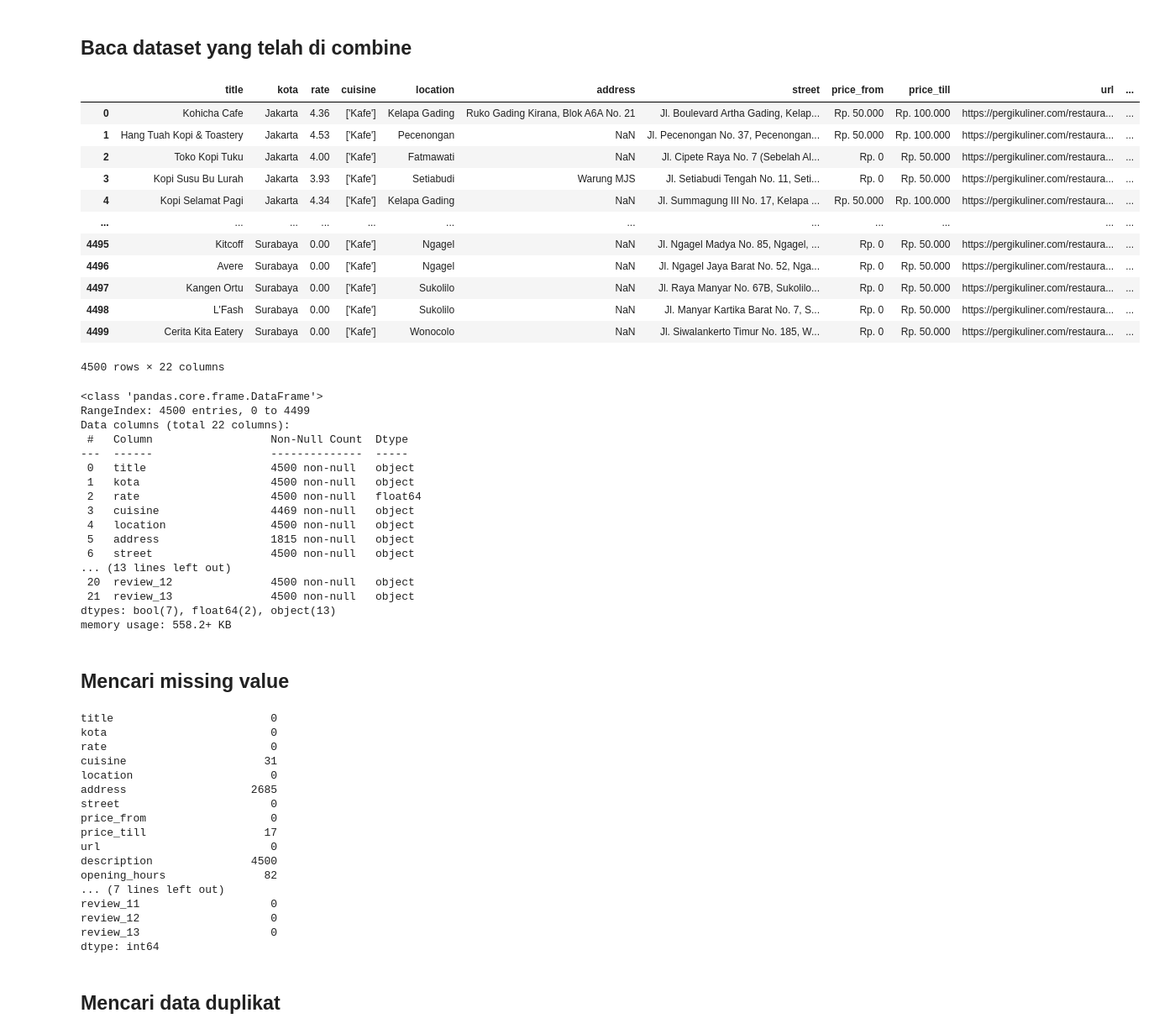
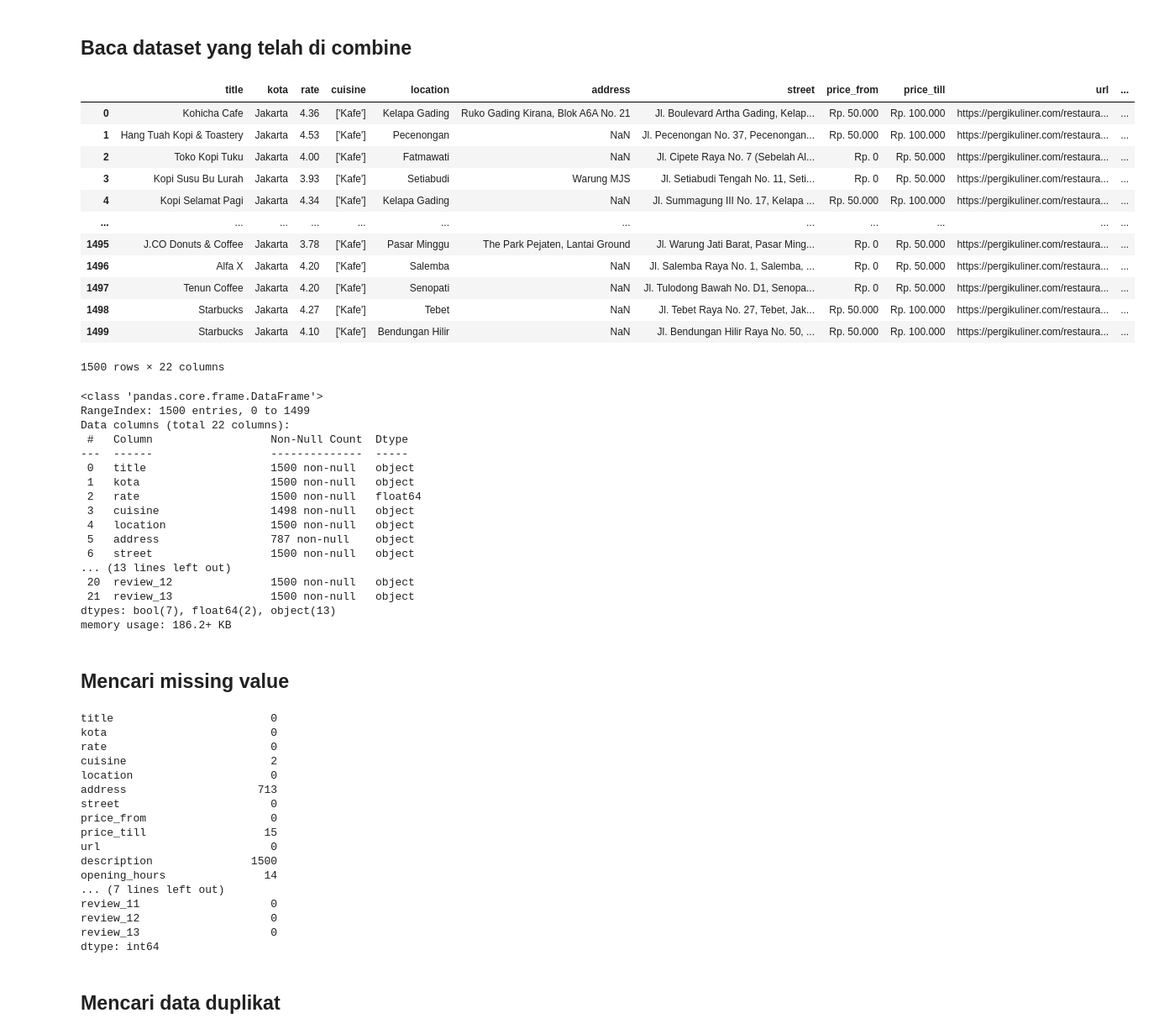
Before and after one commit to Kuratchikuma/FTDS-035-RMT-group-1, a Jupyter notebook: DS/Data Cleaning/unified_dataset_cleaning.ipynb, the cells around one changed output. Shown at 84% size. Drawn from its saved outputs; the diff is of its cells as text; code cells hidden in the pictures.

```diff
--- a/DS/Data Cleaning/unified_dataset_cleaning.ipynb
+++ b/DS/Data Cleaning/unified_dataset_cleaning.ipynb
@@ -45,42 +44,42 @@ df_combined.to_csv('tempat_ngopi_combined.csv', index=False)
 # %% [markdown]
 ## Baca dataset yang telah di combine
 # %%
-df = pd.read_csv('tempat_ngopi_combined.csv')
+df = pd.read_csv('tempat_ngopi_jkt.csv')
 df
 # %% [output]
 |  | title | kota | rate | cuisine | location | address | street | price_from | price_till | url | ... |
 | 0 | Kohicha Cafe | Jakarta | 4.36 | ['Kafe'] | Kelapa Gading | Ruko Gading Kirana, Blok A6A No. 21 | Jl. Boulevard Artha Gading, Kelap... | Rp. 50.000 | Rp. 100.000 | https://pergikuliner.com/restaura... | ... |
 | 1 | Hang Tuah Kopi & Toastery | Jakarta | 4.53 | ['Kafe'] | Pecenongan | NaN | Jl. Pecenongan No. 37, Pecenongan... | Rp. 50.000 | Rp. 100.000 | https://pergikuliner.com/restaura... | ... |
 | 2 | Toko Kopi Tuku | Jakarta | 4.00 | ['Kafe'] | Fatmawati | NaN | Jl. Cipete Raya No. 7 (Sebelah Al... | Rp. 0 | Rp. 50.000 | https://pergikuliner.com/restaura... | ... |
 | 3 | Kopi Susu Bu Lurah | Jakarta | 3.93 | ['Kafe'] | Setiabudi | Warung MJS | Jl. Setiabudi Tengah No. 11, Seti... | Rp. 0 | Rp. 50.000 | https://pergikuliner.com/restaura... | ... |
 | 4 | Kopi Selamat Pagi | Jakarta | 4.34 | ['Kafe'] | Kelapa Gading | NaN | Jl. Summagung III No. 17, Kelapa ... | Rp. 50.000 | Rp. 100.000 | https://pergikuliner.com/restaura... | ... |
 | ... | ... | ... | ... | ... | ... | ... | ... | ... | ... | ... | ... |
-| 4495 | Kitcoff | Surabaya | 0.00 | ['Kafe'] | Ngagel | NaN | Jl. Ngagel Madya No. 85, Ngagel, ... | Rp. 0 | Rp. 50.000 | https://pergikuliner.com/restaura... | ... |
-| 4496 | Avere | Surabaya | 0.00 | ['Kafe'] | Ngagel | NaN | Jl. Ngagel Jaya Barat No. 52, Nga... | Rp. 0 | Rp. 50.000 | https://pergikuliner.com/restaura... | ... |
-| 4497 | Kangen Ortu | Surabaya | 0.00 | ['Kafe'] | Sukolilo | NaN | Jl. Raya Manyar No. 67B, Sukolilo... | Rp. 0 | Rp. 50.000 | https://pergikuliner.com/restaura... | ... |
-| 4498 | L'Fash | Surabaya | 0.00 | ['Kafe'] | Sukolilo | NaN | Jl. Manyar Kartika Barat No. 7, S... | Rp. 0 | Rp. 50.000 | https://pergikuliner.com/restaura... | ... |
-| 4499 | Cerita Kita Eatery | Surabaya | 0.00 | ['Kafe'] | Wonocolo | NaN | Jl. Siwalankerto Timur No. 185, W... | Rp. 0 | Rp. 50.000 | https://pergikuliner.com/restaura... | ... |
+| 1495 | J.CO Donuts & Coffee | Jakarta | 3.78 | ['Kafe'] | Pasar Minggu | The Park Pejaten, Lantai Ground | Jl. Warung Jati Barat, Pasar Ming... | Rp. 0 | Rp. 50.000 | https://pergikuliner.com/restaura... | ... |
+| 1496 | Alfa X | Jakarta | 4.20 | ['Kafe'] | Salemba | NaN | Jl. Salemba Raya No. 1, Salemba, ... | Rp. 0 | Rp. 50.000 | https://pergikuliner.com/restaura... | ... |
+| 1497 | Tenun Coffee | Jakarta | 4.20 | ['Kafe'] | Senopati | NaN | Jl. Tulodong Bawah No. D1, Senopa... | Rp. 0 | Rp. 50.000 | https://pergikuliner.com/restaura... | ... |
+| 1498 | Starbucks | Jakarta | 4.27 | ['Kafe'] | Tebet | NaN | Jl. Tebet Raya No. 27, Tebet, Jak... | Rp. 50.000 | Rp. 100.000 | https://pergikuliner.com/restaura... | ... |
+| 1499 | Starbucks | Jakarta | 4.10 | ['Kafe'] | Bendungan Hilir | NaN | Jl. Bendungan Hilir Raya No. 50, ... | Rp. 50.000 | Rp. 100.000 | https://pergikuliner.com/restaura... | ... |
-4500 rows × 22 columns
+1500 rows × 22 columns
 # %%
 df.info()
 # %% [output]
 <class 'pandas.core.frame.DataFrame'>
-RangeIndex: 4500 entries, 0 to 4499
+RangeIndex: 1500 entries, 0 to 1499
 Data columns (total 22 columns):
  #   Column                  Non-Null Count  Dtype
 ---  ------                  --------------  -----
- 0   title                   4500 non-null   object
- 1   kota                    4500 non-null   object
- 2   rate                    4500 non-null   float64
- 3   cuisine                 4469 non-null   object
- 4   location                4500 non-null   object
- 5   address                 1815 non-null   object
- 6   street                  4500 non-null   object
+ 0   title                   1500 non-null   object
+ 1   kota                    1500 non-null   object
+ 2   rate                    1500 non-null   float64
+ 3   cuisine                 1498 non-null   object
+ 4   location                1500 non-null   object
+ 5   address                 787 non-null    object
+ 6   street                  1500 non-null   object
 ... (13 lines left out)
- 20  review_12               4500 non-null   object
- 21  review_13               4500 non-null   object
+ 20  review_12               1500 non-null   object
+ 21  review_13               1500 non-null   object
 dtypes: bool(7), float64(2), object(13)
-memory usage: 558.2+ KB
+memory usage: 186.2+ KB
 # %% [markdown]
 ## Mencari missing value
 # %%
@@ -89,15 +88,15 @@ df.isnull().sum()
 title                        0
 kota                         0
 rate                         0
-cuisine                     31
+cuisine                      2
 location                     0
-address                   2685
+address                    713
 street                       0
 price_from                   0
-price_till                  17
+price_till                  15
 url                          0
-description               4500
-opening_hours               82
+description               1500
+opening_hours               14
 ... (7 lines left out)
 review_11                    0
 review_12                    0
```
Also changed, not shown: parts of 16 cells of this notebook, 4 other files.
